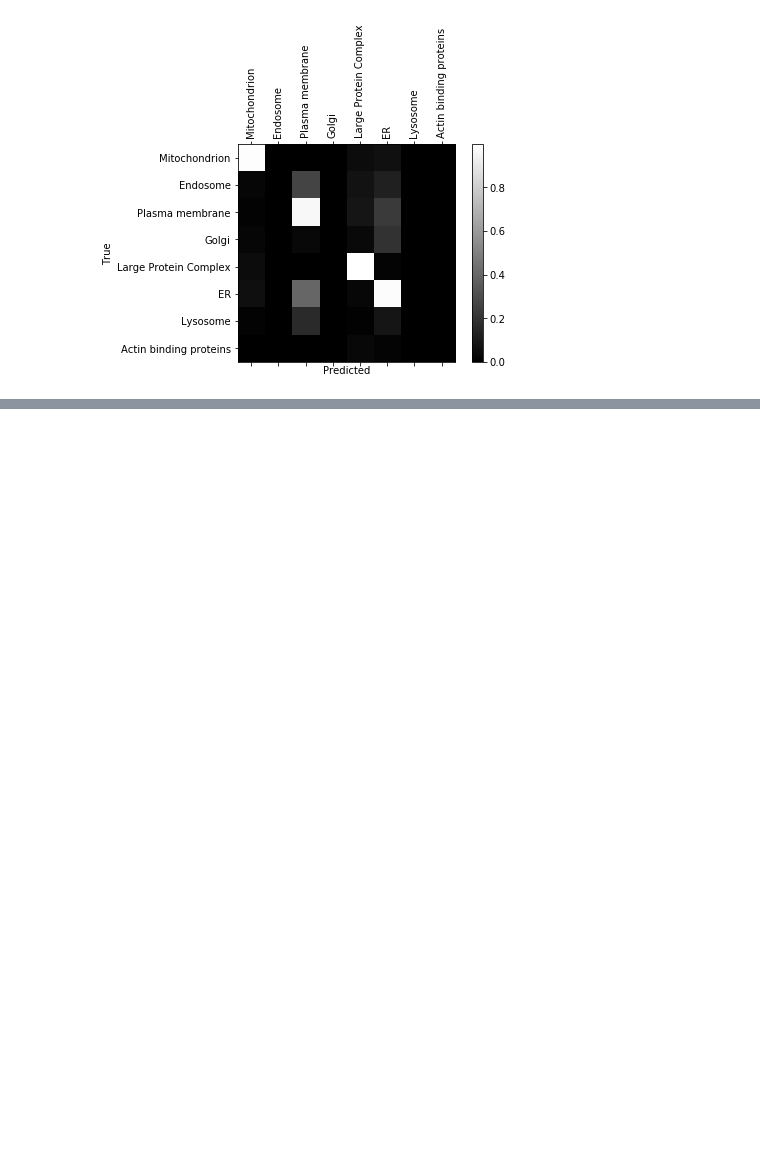
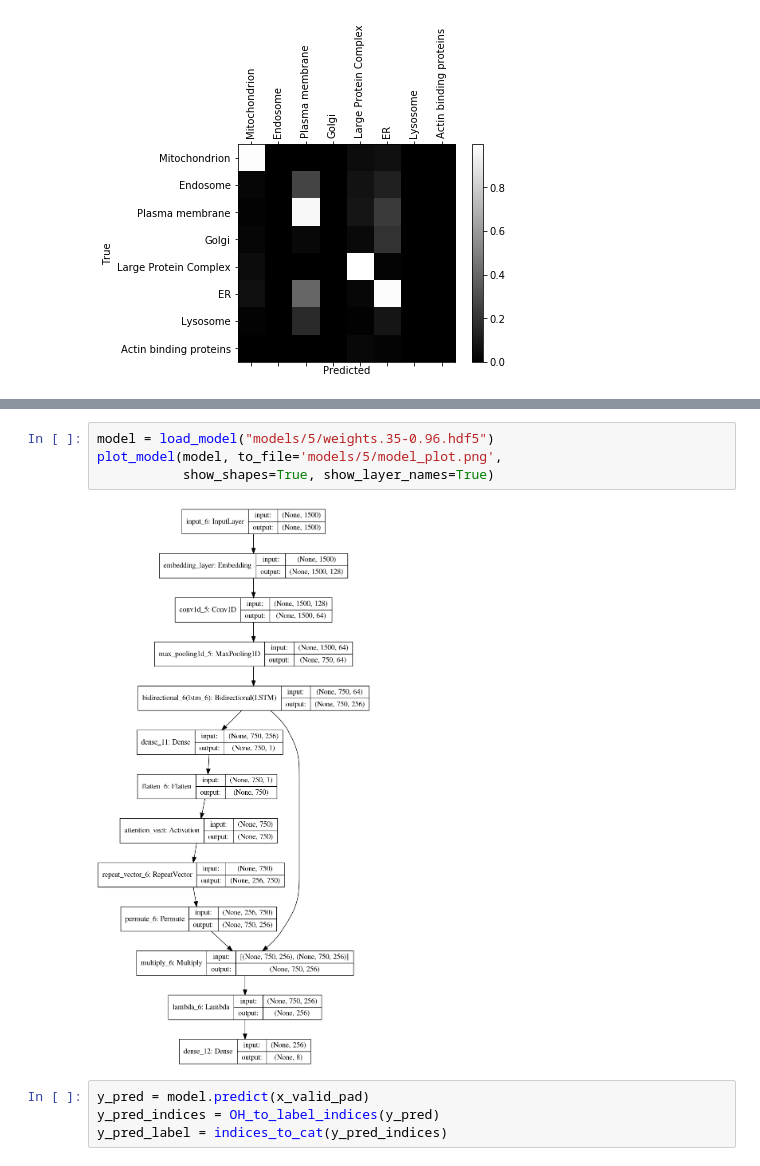
Before and after one commit to JulieRojas/Protein_Localisation_ML, a Jupyter notebook: Compartment_prediction/8_classes_model/8 Compartments with attention.ipynb, the cells around one changed output, grey strips where cells are left out. Drawn from its saved outputs; the diff is of its cells as text; blank space fills up the shorter version.

```diff
--- a/Compartment_prediction/8_classes_model/8 Compartments with attention.ipynb
+++ b/Compartment_prediction/8_classes_model/8 Compartments with attention.ipynb
@@ -589,0 +777,10 @@ plt.show()
+# %%
+model = load_model("models/5/weights.35-0.96.hdf5")
+plot_model(model, to_file='models/5/model_plot.png',
+           show_shapes=True, show_layer_names=True)
+# %% [output]
+[figure, added]
+# %%
+y_pred = model.predict(x_valid_pad)
+y_pred_indices = OH_to_label_indices(y_pred)
+y_pred_label = indices_to_cat(y_pred_indices)
```
Also changed, not shown: parts of 16 cells of this notebook, 12 other files.
